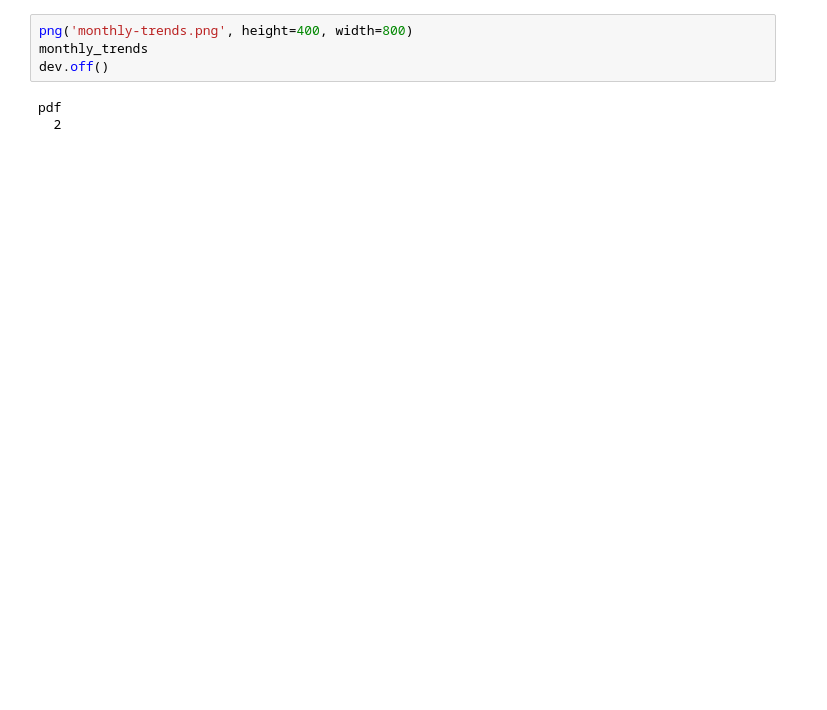
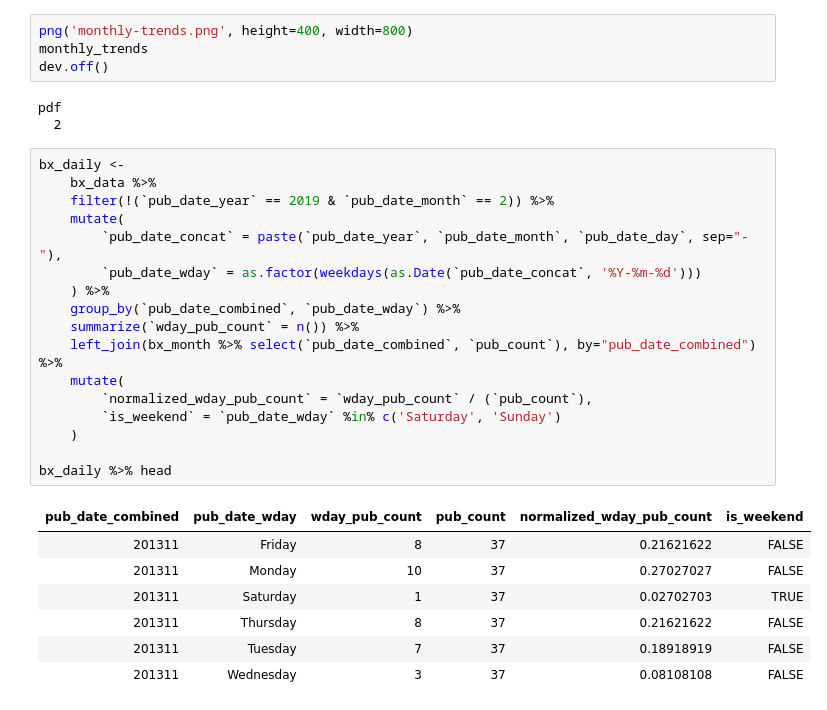
Before and after one commit to armish/bioRxiv-list, a Jupyter notebook: Generate summary plots.ipynb, the cells around one changed output. Cells and saved outputs as stored; diff of their text form; blank space fills up the shorter version.

```diff
--- a/Generate summary plots.ipynb
+++ b/Generate summary plots.ipynb
@@ -251,3 +253,28 @@ dev.off()
 # %% [output]
 pdf
   2
+# %%
+bx_daily <-
+    bx_data %>%
+    filter(!(`pub_date_year` == 2019 & `pub_date_month` == 2)) %>%
+    mutate(
+        `pub_date_concat` = paste(`pub_date_year`, `pub_date_month`, `pub_date_day`, sep="-"),
+        `pub_date_wday` = as.factor(weekdays(as.Date(`pub_date_concat`, '%Y-%m-%d')))
+    ) %>%
+    group_by(`pub_date_combined`, `pub_date_wday`) %>%
+    summarize(`wday_pub_count` = n()) %>%
+    left_join(bx_month %>% select(`pub_date_combined`, `pub_count`), by="pub_date_combined") %>%
+    mutate(
+        `normalized_wday_pub_count` = `wday_pub_count` / (`pub_count`),
+        `is_weekend` = `pub_date_wday` %in% c('Saturday', 'Sunday')
+    )
+
+bx_daily %>% head
+# %% [output]
+| pub_date_combined | pub_date_wday | wday_pub_count | pub_count | normalized_wday_pub_count | is_weekend |
+| 201311 | Friday | 8 | 37 | 0.21621622 | FALSE |
+| 201311 | Monday | 10 | 37 | 0.27027027 | FALSE |
+| 201311 | Saturday | 1 | 37 | 0.02702703 | TRUE |
+| 201311 | Thursday | 8 | 37 | 0.21621622 | FALSE |
+| 201311 | Tuesday | 7 | 37 | 0.18918919 | FALSE |
+| 201311 | Wednesday | 3 | 37 | 0.08108108 | FALSE |
```
Also changed, not shown: parts of 6 cells of this notebook, 4 other files.
